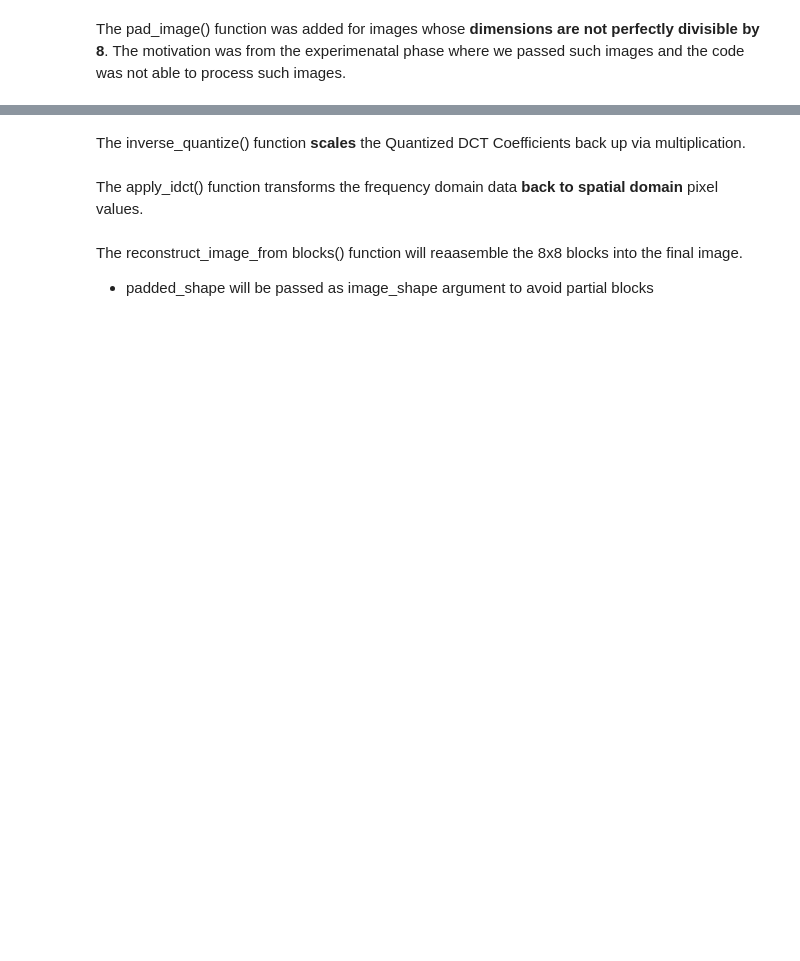
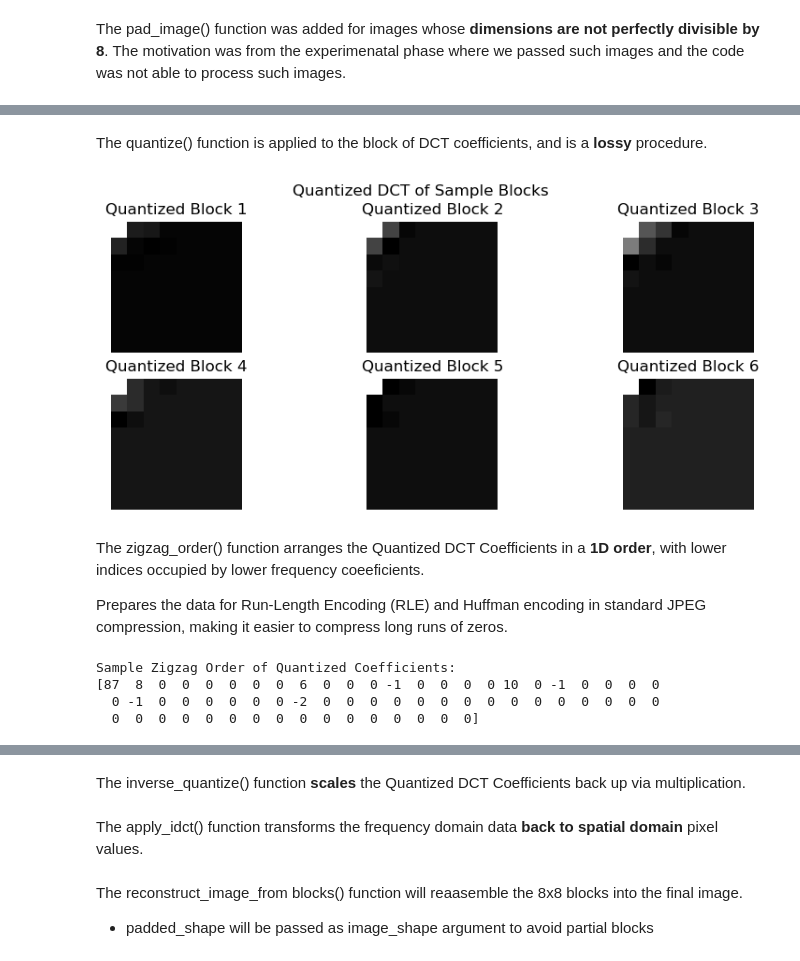
Before and after one commit to SaiyanSam/Image-Compression, a Jupyter notebook: Image Compression Gray.ipynb, the cells around one changed output, grey strips where cells are left out. Cells and saved outputs as stored; diff of their text form; code cells hidden in the pictures; blank space fills up the shorter version.

```diff
--- a/Image Compression Gray.ipynb
+++ b/Image Compression Gray.ipynb
@@ -86 +64,80 @@ def pad_image(image, block_size=8):
+# %%
+def apply_dct(blocks):
+    dct_blocks = []
+    for block in blocks:
+        dct_block = dct(dct(block.T, norm='ortho').T, norm='ortho')
+        dct_blocks.append(dct_block)
+    return np.array(dct_blocks)
+
+dct_blocks = apply_dct(blocks)
+
+plt.figure(figsize=(10, 4))
+for i in range(6):
+    plt.subplot(2, 3, i + 1)
+    plt.imshow(dct_blocks[i], cmap='gray')
+    plt.title(f"DCT Block {i+1}")
+    plt.axis('off')
+plt.suptitle("DCT of Sample 8x8 Blocks")
+plt.show()
+# %% [markdown]
+The quantize() function is applied to the block of DCT coefficients, and is a **lossy** procedure.
+# %%
+# Quantization matrix for grayscale images
+quant_matrix = np.array([
+    [16, 11, 10, 16, 24, 40, 51, 61],
+    [12, 12, 14, 19, 26, 58, 60, 55],
+    [14, 13, 16, 24, 40, 57, 69, 56],
+    [14, 17, 22, 29, 51, 87, 80, 62],
+    [18, 22, 37, 56, 68, 109, 103, 77],
+    [24, 35, 55, 64, 81, 104, 113, 92],
+    [49, 64, 78, 87, 103, 121, 120, 101],
+    [72, 92, 95, 98, 112, 100, 103, 99]
+])
+
+def quantize(blocks, quant_matrix):
+    quantized_blocks = []
+    for block in blocks:
+        quantized_block = np.round(block / quant_matrix).astype(int)
+        quantized_blocks.append(quantized_block)
+    return np.array(quantized_blocks)
+
+quantized_blocks = quantize(dct_blocks, quant_matrix)
+
+plt.figure(figsize=(10, 4))
+for i in range(6):
+    plt.subplot(2, 3, i + 1)
+    plt.imshow(quantized_blocks[i], cmap='gray')
+    plt.title(f"Quantized Block {i+1}")
+    plt.axis('off')
+plt.suptitle("Quantized DCT of Sample Blocks")
+plt.show()
+# %% [output]
+[figure, added]
+# %% [markdown]
+The zigzag_order() function arranges the Quantized DCT Coefficients in a **1D order**, with lower indices occupied by lower frequency coeeficients.
+
+Prepares the data for Run-Length Encoding (RLE) and Huffman encoding in standard JPEG compression, making it easier to compress long runs of zeros.
+# %%
+def zigzag_order(block):
+    zigzag_pattern = np.array([
+        [0, 1, 5, 6, 14, 15, 27, 28],
+        [2, 4, 7, 13, 16, 26, 29, 42],
+        [3, 8, 12, 17, 25, 30, 41, 43],
+        [9, 11, 18, 24, 31, 40, 44, 53],
+        [10, 19, 23, 32, 39, 45, 52, 54],
+        [20, 22, 33, 38, 46, 51, 55, 60],
+        [21, 34, 37, 47, 50, 56, 59, 61],
+        [35, 36, 48, 49, 57, 58, 62, 63]
+    ]).flatten()
+    return block.flatten()[zigzag_pattern]
+
+zigzag_blocks = [zigzag_order(block) for block in quantized_blocks]
+
+print("Sample Zigzag Order of Quantized Coefficients:")
+print(zigzag_blocks[0])
+# %% [output]
+Sample Zigzag Order of Quantized Coefficients:
+[87  8  0  0  0  0  0  0  6  0  0  0 -1  0  0  0  0 10  0 -1  0  0  0  0
+  0 -1  0  0  0  0  0  0 -2  0  0  0  0  0  0  0  0  0  0  0  0  0  0  0
+  0  0  0  0  0  0  0  0  0  0  0  0  0  0  0  0]
 # %% [markdown]
```
Also changed, not shown: parts of 24 cells of this notebook.
